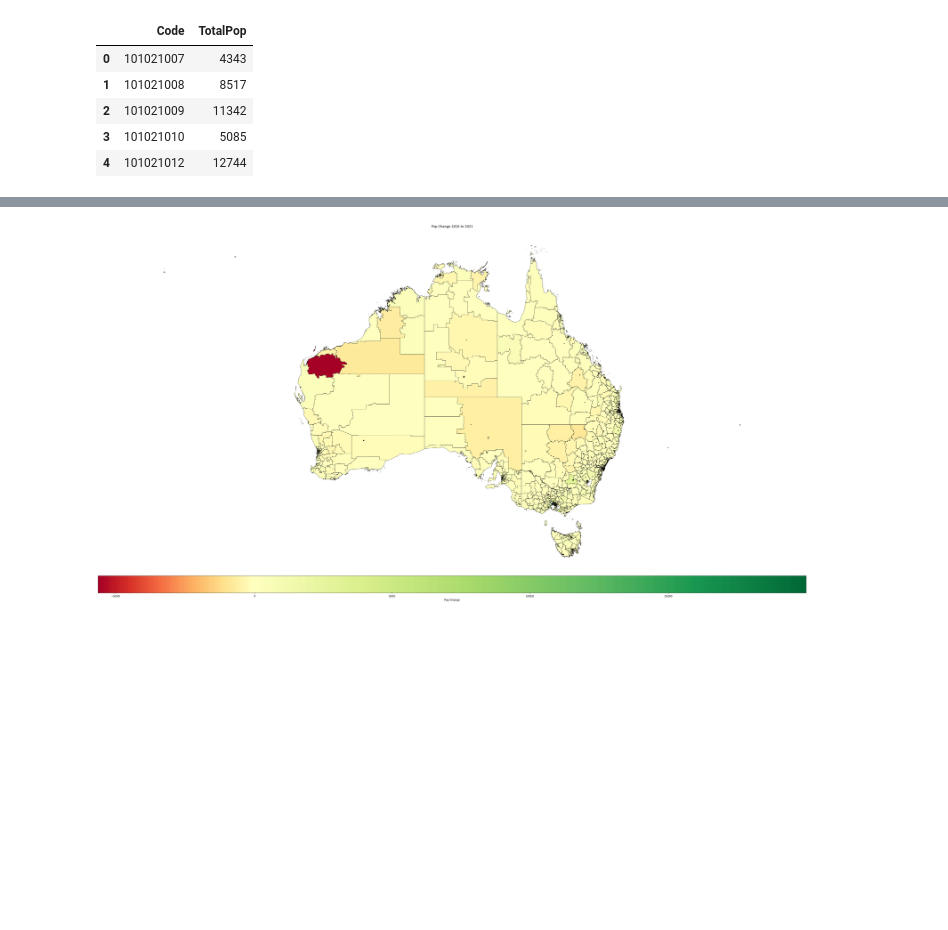
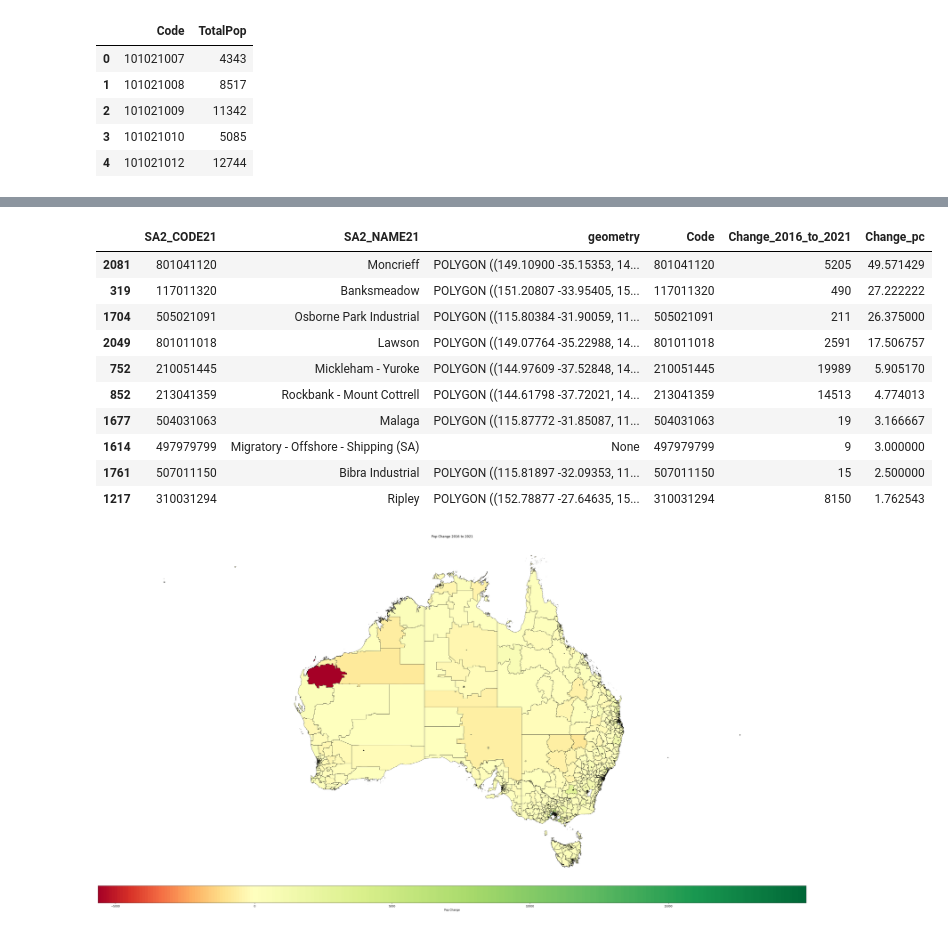
Before and after one commit to blkemp/CensusMapCharts, a Jupyter notebook: Census Choropleth.ipynb, the cells around one changed output, grey strips where cells are left out. Drawn from its saved outputs; the diff is of its cells as text; code cells hidden in the pictures; blank space fills up the shorter version.

Commit message:
add percentage change into Jupyter notebook

```diff
--- a/Census Choropleth.ipynb
+++ b/Census Choropleth.ipynb
@@ -123,3 +118,18 @@ df_merged.sort_values(by = 'Change_2016_to_2021', ascending = False).head(10)
+# %%
+# Get a view on maximum percentage change excluding SA2s that had no pop in 2016
+df_merged[df_merged['Change_pc']!=np.inf].sort_values(by = 'Change_pc', ascending = False).head(10)
+# %% [output]
+|  | SA2_CODE21 | SA2_NAME21 | geometry | Code | Change_2016_to_2021 | Change_pc |
+| 2081 | 801041120 | Moncrieff | POLYGON ((149.10900 -35.15353, 14... | 801041120 | 5205 | 49.571429 |
+| 319 | 117011320 | Banksmeadow | POLYGON ((151.20807 -33.95405, 15... | 117011320 | 490 | 27.222222 |
+| 1704 | 505021091 | Osborne Park Industrial | POLYGON ((115.80384 -31.90059, 11... | 505021091 | 211 | 26.375000 |
+| 2049 | 801011018 | Lawson | POLYGON ((149.07764 -35.22988, 14... | 801011018 | 2591 | 17.506757 |
+| 752 | 210051445 | Mickleham - Yuroke | POLYGON ((144.97609 -37.52848, 14... | 210051445 | 19989 | 5.905170 |
+| 852 | 213041359 | Rockbank - Mount Cottrell | POLYGON ((144.61798 -37.72021, 14... | 213041359 | 14513 | 4.774013 |
+| 1677 | 504031063 | Malaga | POLYGON ((115.87772 -31.85087, 11... | 504031063 | 19 | 3.166667 |
+| 1614 | 497979799 | Migratory - Offshore - Shipping (SA) | None | 497979799 | 9 | 3.000000 |
+| 1761 | 507011150 | Bibra Industrial | POLYGON ((115.81897 -32.09353, 11... | 507011150 | 15 | 2.500000 |
+| 1217 | 310031294 | Ripley | POLYGON ((152.78877 -27.64635, 15... | 310031294 | 8150 | 1.762543 |
 # %%
 # convert the table to relevant spatial data format and json
 df_merged = df_merged.to_crs(epsg=4327)
```
Also changed, not shown: parts of 7 cells of this notebook.
